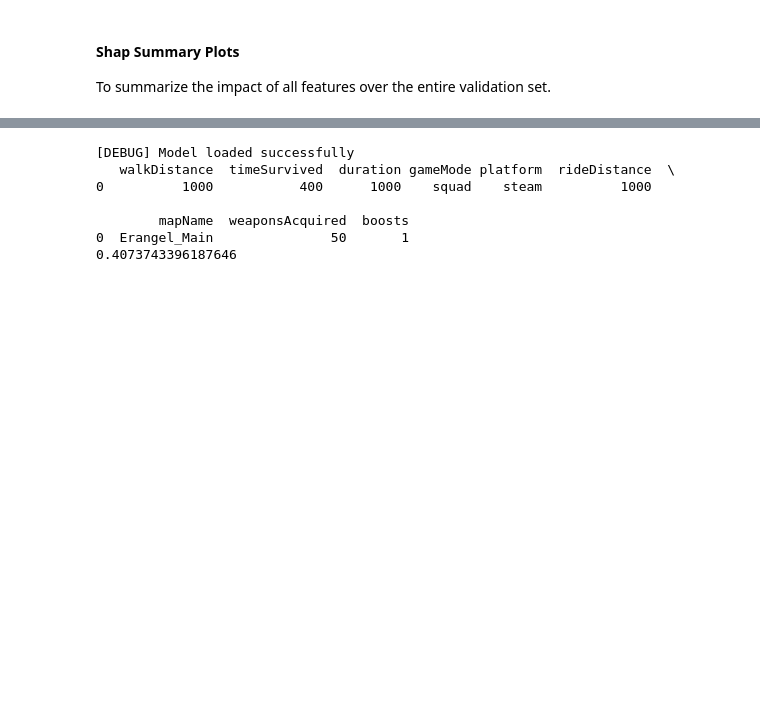
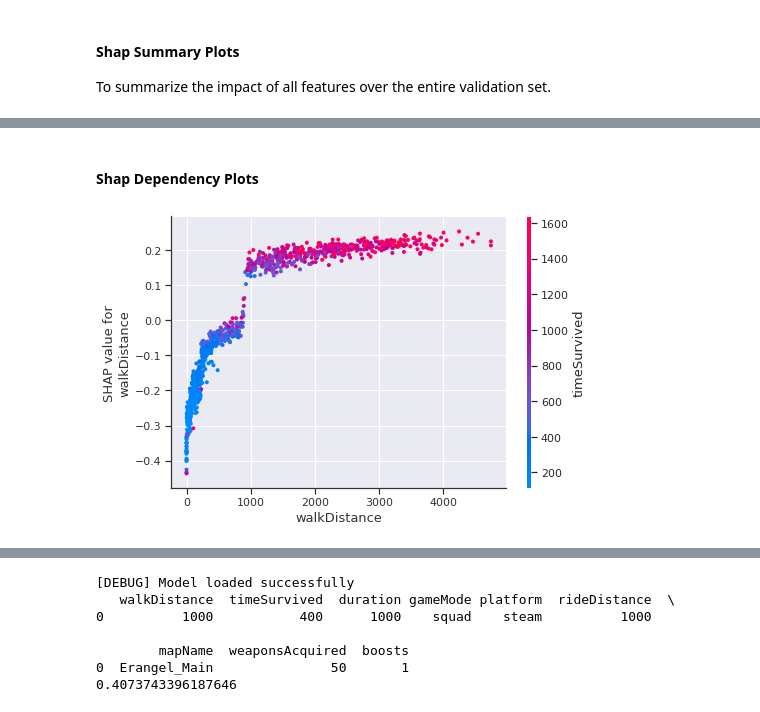
Before and after one commit to hurshd0/project-pubg, a Jupyter notebook: notebooks/02_pubg_tree_based_model_and_interpretability.ipynb, the cells around one changed output, grey strips where cells are left out. Drawn from its saved outputs; the diff is of its cells as text; code cells hidden in the pictures; blank space fills up the shorter version.

```diff
--- a/notebooks/02_pubg_tree_based_model_and_interpretability.ipynb
+++ b/notebooks/02_pubg_tree_based_model_and_interpretability.ipynb
@@ -567,2 +579,8 @@ To summarize the impact of all features over the entire validation set.
 # %% [markdown]
 ![](https://i.imgur.com/5IIfD5b.png)
+# %% [markdown]
+#### Shap Dependency Plots
+# %%
+shap.dependence_plot("walkDistance", shap_values, observations)
+# %% [output]
+[figure, added]
```
Also changed, not shown: parts of 9 cells of this notebook, 1 other file.
